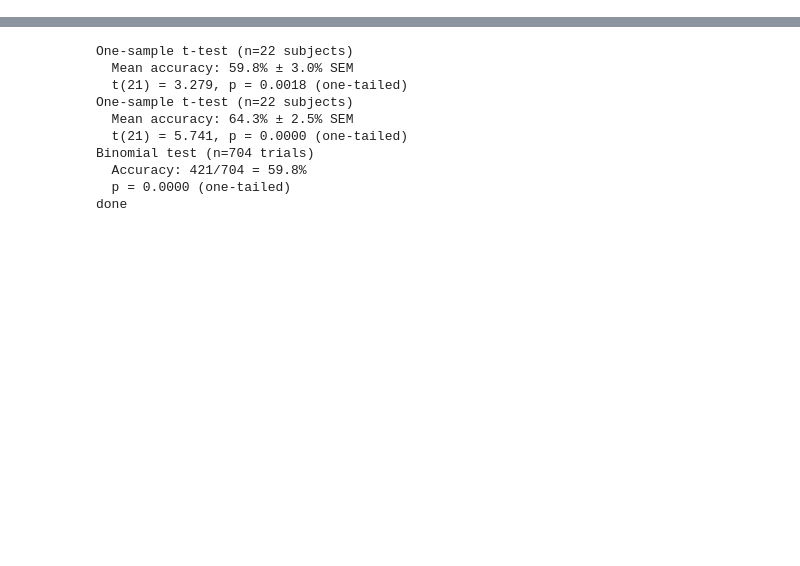
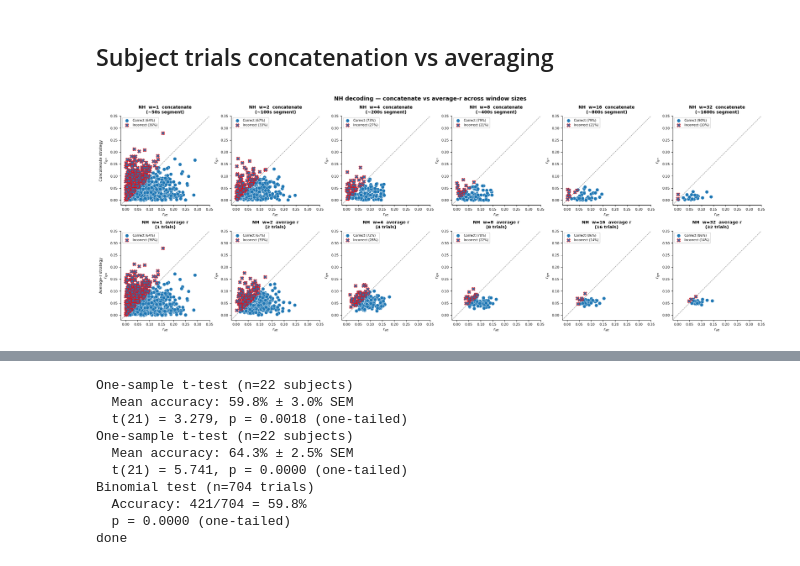
Before and after one commit to manito-coder/Beyond-TRFs, a Jupyter notebook: across-datasets/hearing-impaired-fuglsang/figures.ipynb, the cells around one changed output, grey strips where cells are left out. Saved outputs shown, nothing was run; the diff lists cells and outputs as text; code cells hidden in the pictures; blank space fills up the shorter version.

```diff
--- a/across-datasets/hearing-impaired-fuglsang/figures.ipynb
+++ b/across-datasets/hearing-impaired-fuglsang/figures.ipynb
@@ -150,0 +299,25 @@ plot_scatter_panel(
+# %% [markdown]
+## Subject trials concatenation vs averaging
+# %%
+# ── PLOT: window size × strategy (NH) ─────────────────────────────────────────
+
+fig, axes = plt.subplots(2, 6, figsize=(22, 8))
+
+for col, n in enumerate(TRIAL_WINDOW_SIZES):
+    plot_scatter_panel(axes[0, col], nh["trial"][n]['concatenate'],
+                       color='tab:blue',
+                       title=f'NH  w={n}  concatenate\n(~{n*50}s segment)')
+    plot_scatter_panel(axes[1, col], nh["trial"][n]['average'],
+                       color='tab:blue',
+                       title=f'NH  w={n}  average r\n({n} trials)')
+
+axes[0, 0].set_ylabel('Concatenate strategy\n$r_{ign}$', fontsize=9)
+axes[1, 0].set_ylabel('Average-r strategy\n$r_{ign}$',   fontsize=9)
+
+fig.suptitle('NH decoding — concatenate vs average-r across window sizes',
+             fontsize=13, fontweight='bold')
+fig.tight_layout()
+fig.savefig(FUGLSANG_FIGURES_DIR / 'aad_scatter_nh_strategies.png', dpi=170, bbox_inches='tight')
+plt.show()
+# %% [output]
+[figure, added]
```
Also changed, not shown: parts of 10 cells of this notebook, 40 other files.
